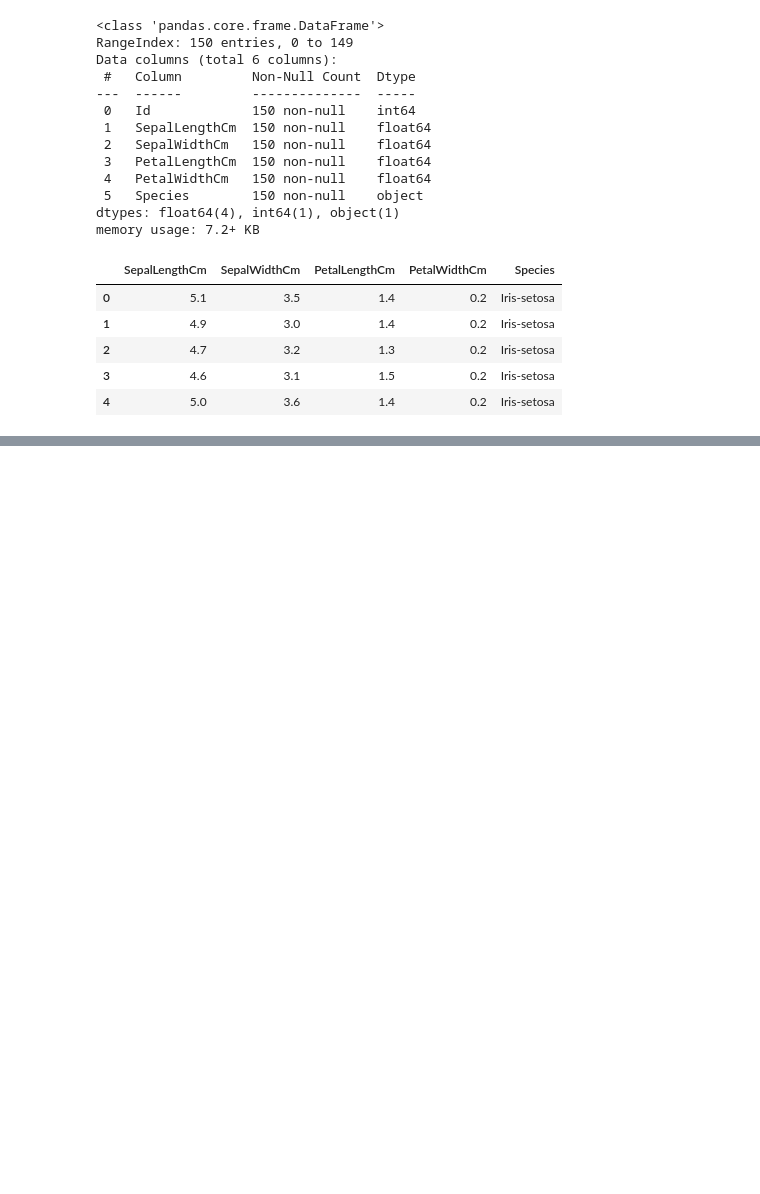
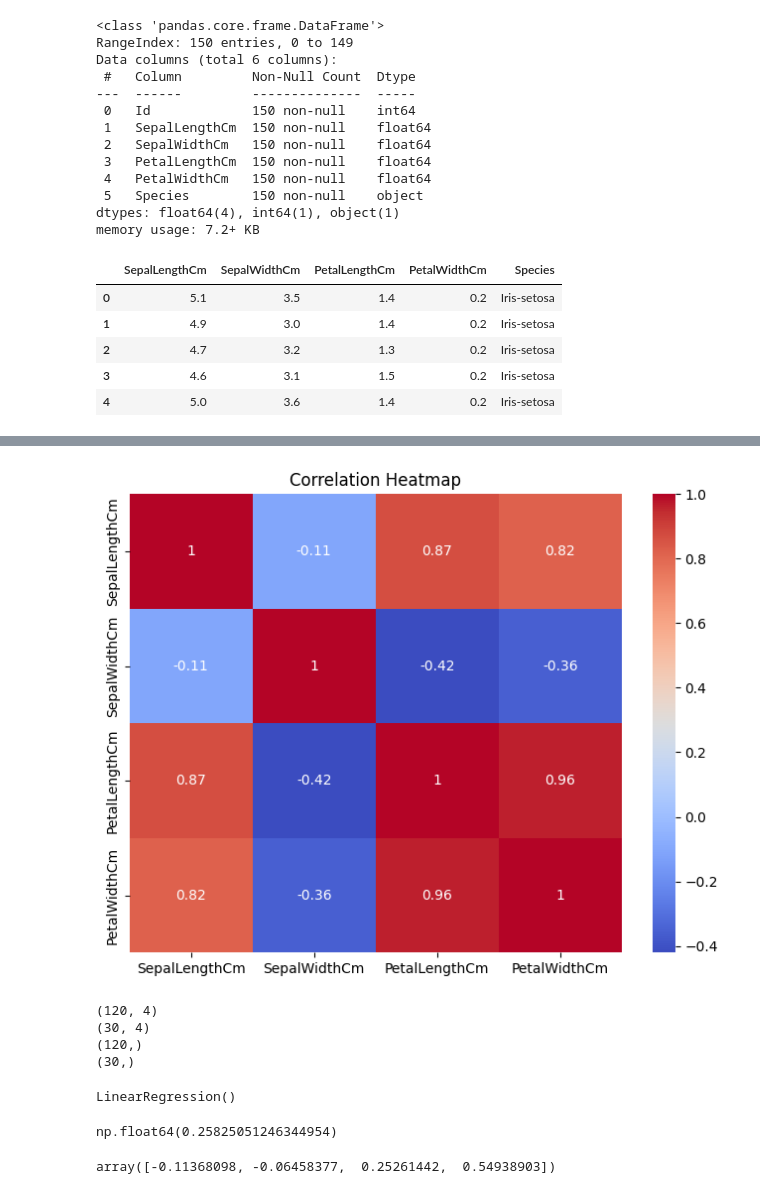
Before and after one commit to prakriti459/PRAKRITI.23FE10CSE00459-ML-LAB-WORK, a Jupyter notebook: MLlabwork.ipynb, the cells around one changed output, grey strips where cells are left out. Saved outputs shown, nothing was run; the diff lists cells and outputs as text; code cells hidden in the pictures; blank space fills up the shorter version.

```diff
--- a/MLlabwork.ipynb
+++ b/MLlabwork.ipynb
@@ -47,0 +113,3 @@ data.head()
+# %%
+corr = data.drop("Species", axis=1).corr()
+corr
@@ -47,0 +122,7 @@ data.head()
+# %%
+plt.figure(figsize=(8,6))
+sns.heatmap(corr, annot=True, cmap="coolwarm")
+plt.title("Correlation Heatmap")
+plt.show()
+# %% [output]
+[figure, added]
@@ -47,0 +136,10 @@ data.head()
+# %%
+print(X_train.shape)
+print(X_test.shape)
+print(y_train.shape)
+print(y_test.shape)
+# %% [output]
+(120, 4)
+(30, 4)
+(120,)
+(30,)
@@ -47,0 +150,12 @@ data.head()
+# %%
+model.fit(X_train, y_train)
+# %% [output]
+LinearRegression()
+# %%
+model.intercept_
+# %% [output]
+np.float64(0.25825051246344954)
+# %%
+model.coef_
+# %% [output]
+array([-0.11368098, -0.06458377,  0.25261442,  0.54938903])
```
Also changed, not shown: parts of 17 cells of this notebook.
